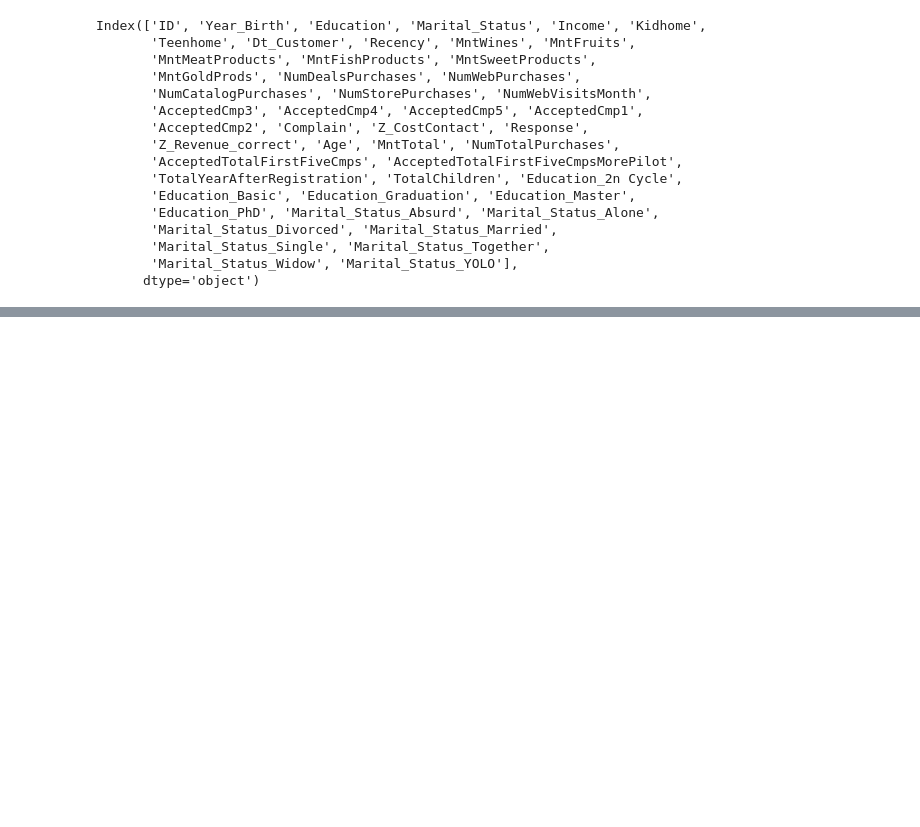
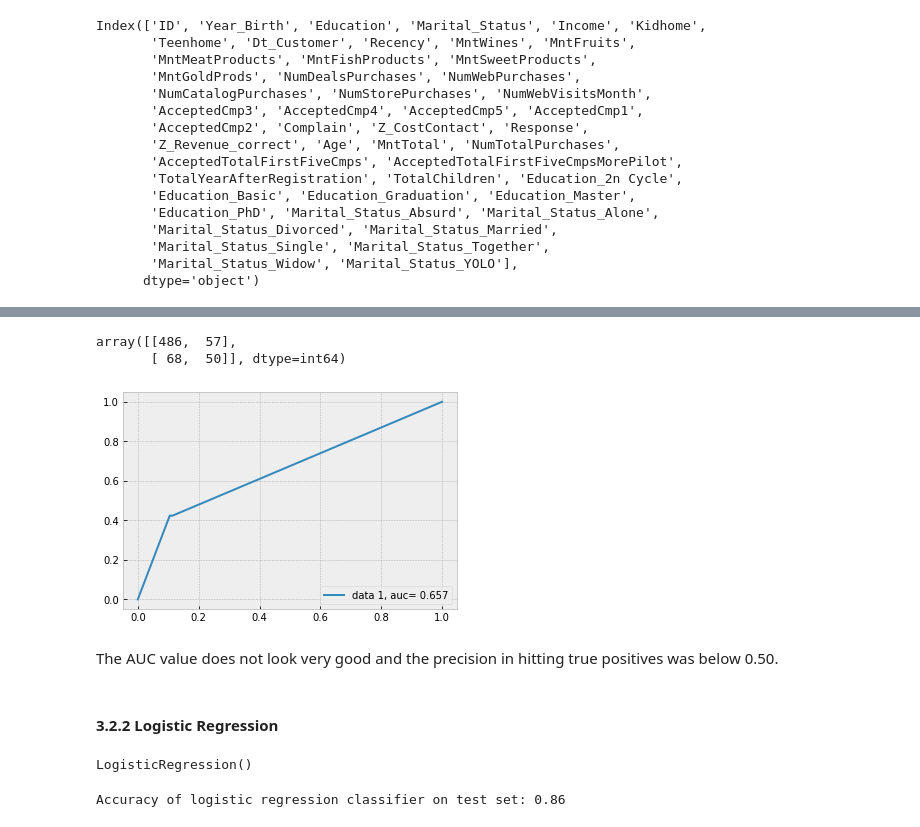
Before and after one commit to Danielgmelo/ifood, a Jupyter notebook: my_project/notebooks/predictive_model.ipynb, the cells around one changed output, grey strips where cells are left out. Drawn from its saved outputs; the diff is of its cells as text; code cells hidden in the pictures; blank space fills up the shorter version.

Commit message:
predictive model finalized

```diff
--- a/my_project/notebooks/predictive_model.ipynb
+++ b/my_project/notebooks/predictive_model.ipynb
@@ -18,7 +42,7 @@ plt.style.use('bmh')
 # %%
 df = pd.read_csv(DATA / 'ml_project1_data_pre_processed.csv')
-df_complement = pd.get_dummies(df[['Education','Marital_Status']])
-df = pd.concat([df,df_complement], axis=1)
+df_dummy_columns = pd.get_dummies(df[['Education','Marital_Status']])
+df = pd.concat([df,df_dummy_columns], axis=1)
 df.head()
 # %% [output]
 |  | ID | Year_Birth | Education | Marital_Status | Income | Kidhome | Teenhome | Dt_Customer | Recency | ... |
@@ -213,0 +80,15 @@ array([[-2.97400731e-02,  1.32377508e-03, -3.07650388e-05,
+# %%
+columns =['Recency', 'MntTotal', 'Income', 'Response','Education_2n Cycle',
+       'Education_Master',
+       'Education_PhD', 'Marital_Status_Divorced', 'Marital_Status_Married',
+       'Marital_Status_Single',
+       'AcceptedTotalFirstFiveCmps']
+
+df = df[columns]
+
+#removed outliers
+df = df.query("Income < 118000")
+df = df[df.Income.notnull()]
+# %%
+#Define train dataset
+X_train, X_test, y_train, y_test = train_test_split(df.drop('Response',axis=1), df['Response'],test_size=0.3)
@@ -213,0 +105,3 @@ array([[-2.97400731e-02,  1.32377508e-03, -3.07650388e-05,
+# %%
+model1 = DecisionTreeClassifier()
+model1 = model1.fit(X_train,y_train)
@@ -213,0 +134,29 @@ array([[-2.97400731e-02,  1.32377508e-03, -3.07650388e-05,
+# %%
+decision_tree_matrix = metrics.confusion_matrix(y_test, results_decision_tree)
+decision_tree_matrix
+# %% [output]
+array([[486,  57],
+       [ 68,  50]], dtype=int64)
+# %%
+y_pred_proba = model1.predict_proba(X_test)[::,1]
+fpr, tpr, _ = metrics.roc_curve(y_test,  y_pred_proba)
+auc = metrics.roc_auc_score(y_test, y_pred_proba)
+plt.plot(fpr, tpr, label=f"data 1, auc= {auc:.3f}")
+plt.legend(loc=4)
+plt.show()
+# %% [output]
+[figure, added]
+# %% [markdown]
+The AUC value does not look very good and the precision in hitting true positives was below 0.50.
+# %% [markdown]
+#### 3.2.2 Logistic Regression
+# %%
+logreg = LogisticRegression()
+logreg.fit(X_train, y_train)
+# %% [output]
+LogisticRegression()
+# %%
+results_logistic_regression = logreg.predict(X_test)
+print('Accuracy of logistic regression classifier on test set: {:.2f}'.format(logreg.score(X_test, y_test)))
+# %% [output]
+Accuracy of logistic regression classifier on test set: 0.86
```
Also changed, not shown: parts of 46 cells of this notebook, 5 other files.
